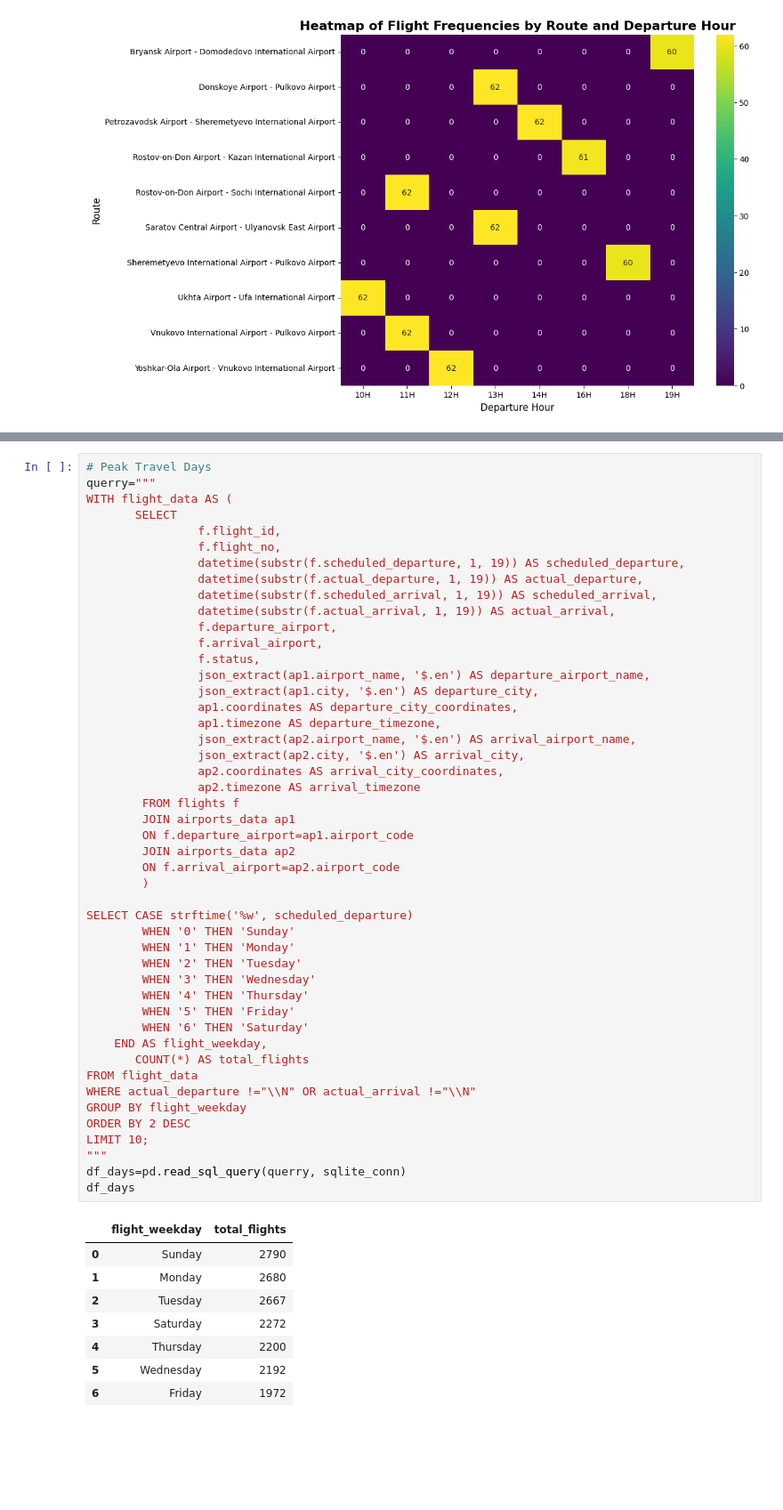
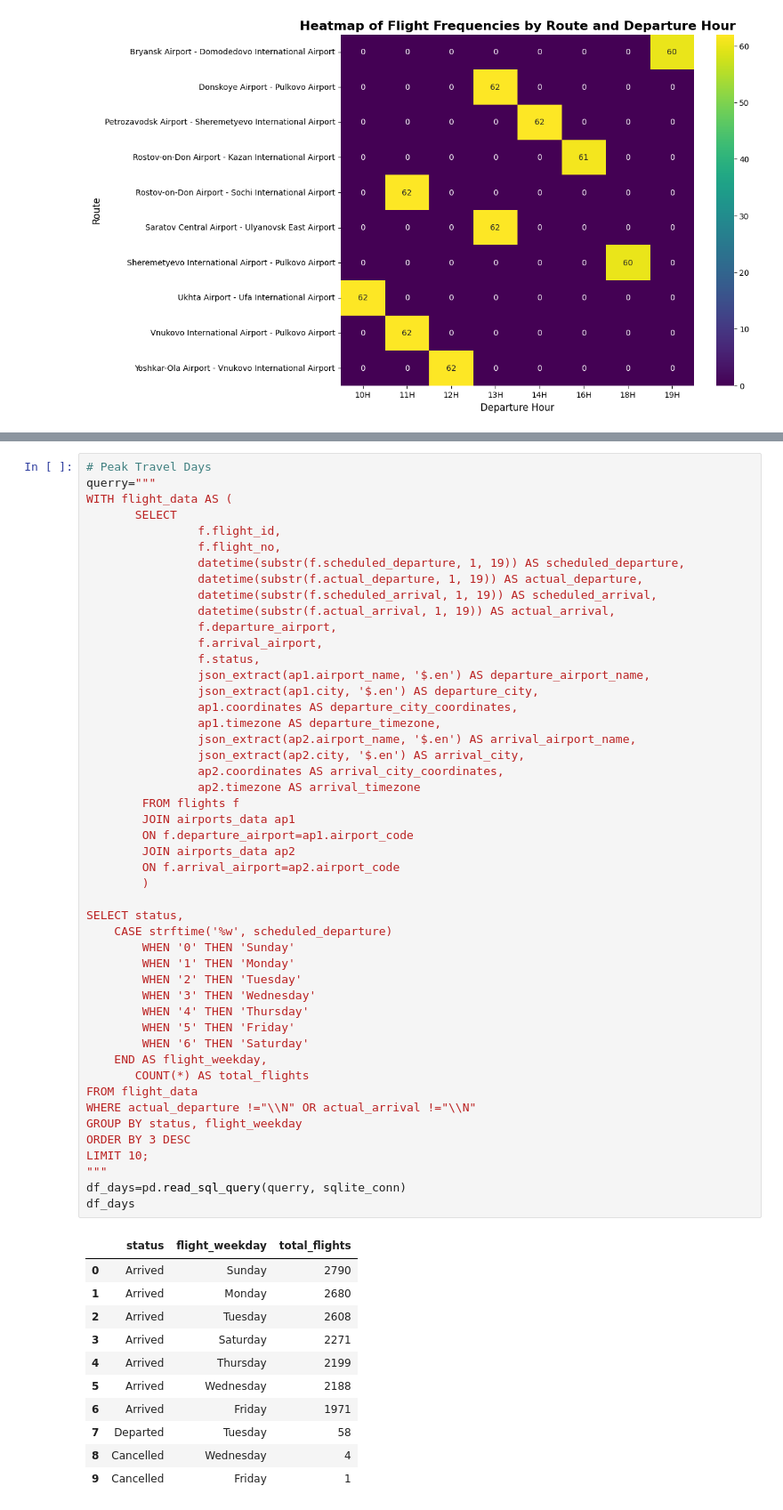
Before and after one commit to Daviedavie100/SQL_Projects, a Jupyter notebook: notebookee0d13d44b.ipynb, the cells around one changed output, grey strips where cells are left out. Shown at 89% size. Cells and saved outputs as stored; diff of their text form; blank space fills up the shorter version.

```diff
--- a/notebookee0d13d44b.ipynb
+++ b/notebookee0d13d44b.ipynb
@@ -617,41 +622,45 @@ WITH flight_data AS (
                 json_extract(ap1.city, '$.en') AS departure_city,
                 ap1.coordinates AS departure_city_coordinates,
                 ap1.timezone AS departure_timezone,
                 json_extract(ap2.airport_name, '$.en') AS arrival_airport_name,
                 json_extract(ap2.city, '$.en') AS arrival_city,
                 ap2.coordinates AS arrival_city_coordinates,
                 ap2.timezone AS arrival_timezone
         FROM flights f
         JOIN airports_data ap1
         ON f.departure_airport=ap1.airport_code
         JOIN airports_data ap2
         ON f.arrival_airport=ap2.airport_code
         )
 
-SELECT CASE strftime('%w', scheduled_departure)
+SELECT status,
+    CASE strftime('%w', scheduled_departure)
         WHEN '0' THEN 'Sunday'
         WHEN '1' THEN 'Monday'
         WHEN '2' THEN 'Tuesday'
         WHEN '3' THEN 'Wednesday'
         WHEN '4' THEN 'Thursday'
         WHEN '5' THEN 'Friday'
         WHEN '6' THEN 'Saturday'
     END AS flight_weekday,
        COUNT(*) AS total_flights
 FROM flight_data
 WHERE actual_departure !="\\N" OR actual_arrival !="\\N"
-GROUP BY flight_weekday
-ORDER BY 2 DESC
+GROUP BY status, flight_weekday
+ORDER BY 3 DESC
 LIMIT 10;
 """
 df_days=pd.read_sql_query(querry, sqlite_conn)
 df_days
 # %% [output]
-|  | flight_weekday | total_flights |
-| 0 | Sunday | 2790 |
-| 1 | Monday | 2680 |
-| 2 | Tuesday | 2667 |
-| 3 | Saturday | 2272 |
-| 4 | Thursday | 2200 |
-| 5 | Wednesday | 2192 |
-| 6 | Friday | 1972 |
+|  | status | flight_weekday | total_flights |
+| 0 | Arrived | Sunday | 2790 |
+| 1 | Arrived | Monday | 2680 |
+| 2 | Arrived | Tuesday | 2608 |
+| 3 | Arrived | Saturday | 2271 |
+| 4 | Arrived | Thursday | 2199 |
+| 5 | Arrived | Wednesday | 2188 |
+| 6 | Arrived | Friday | 1971 |
+| 7 | Departed | Tuesday | 58 |
+| 8 | Cancelled | Wednesday | 4 |
+| 9 | Cancelled | Friday | 1 |
```
Also changed, not shown: parts of 1 cell of this notebook.
